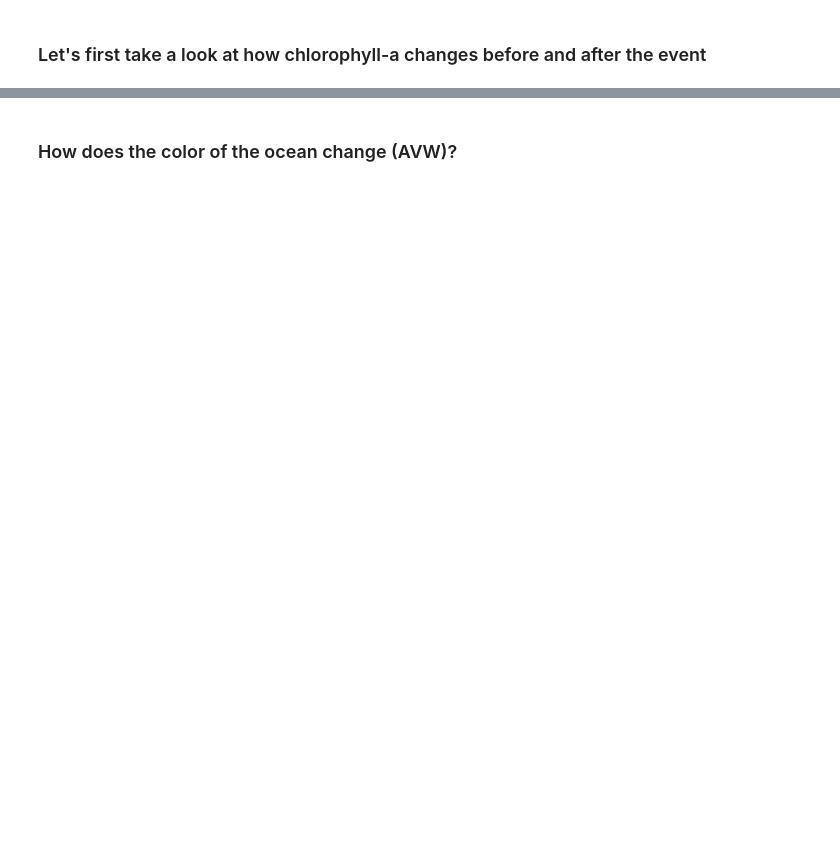
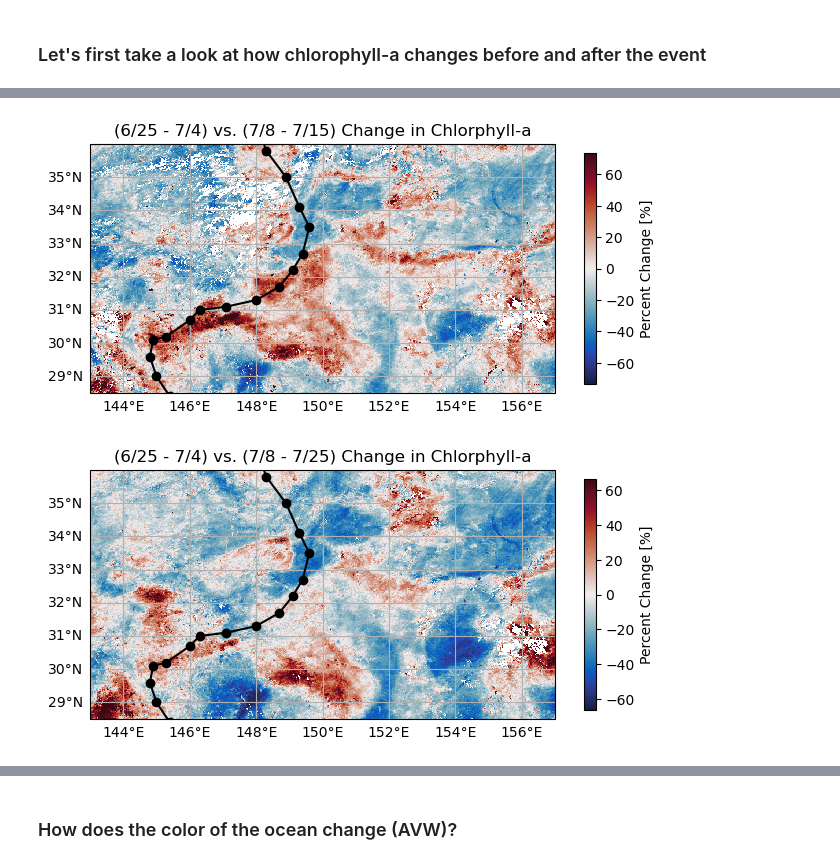
Before and after one commit to skyecaplan/pace-rapid-response, a Jupyter notebook: PRR_OC/PRR_STS_Mun.ipynb, the cells around one changed output, grey strips where cells are left out. Drawn from its saved outputs; the diff is of its cells as text; code cells hidden in the pictures; blank space fills up the shorter version.

Commit message:
Initial commit of new tropical storm notebooks
Early drafts of Mun, Fernand, and Humberto notebooks. Also a commit of the Hurricane Erin notebook built to create the PACE Science Nugget

```diff
--- a/PRR_OC/PRR_STS_Mun.ipynb
+++ b/PRR_OC/PRR_STS_Mun.ipynb
@@ -367,14 +381,15 @@ We define the event as an approximently three week period before/after Hurricane
 # %%
 # User definitions:
-tspan = ("2025-08-15", "2025-09-05")    # define your pre-event and post-event timespans
+tspan = ("2025-06-25", "2025-07-25")    # define your pre-event and post-event timespans
 
-min_lon = -82       # Set lat/lon extent for area of interest
-min_lat = 25
-max_lon = -63
-max_lat = 33
+min_lon = 143       # Set lat/lon extent for area of interest
+min_lat = 28.5
+max_lon = 157
+max_lat = 36
 
 # OCI suite and variable of interest within a particular suite
-suite_name="PACE_OCI_L2_SFREFL_NRT" # shortname of the suite, e.g. For PACE: PACE_OCI_L2_SFREFL_NRT, PACE_OCI_L2_BGC_NRT, PACE_OCI_L2_AOP_NRT, etc. (plan to add more to this comment)
+short_name="PACE_OCI_L2_SFREFL"
+short_name_bgc="PACE_OCI_L2_BGC"
 var_name = "rhos" # variable of interest
 var_name_2 = "chlor_a" # variable of interest
 
@@ -849,0 +654,58 @@ plt.savefig('/Users/mkehrli/Desktop/PRR/Science_Nuggets/Figures/Hurricane_Erin/F
+# %%
+# compare the pre and post event data. first, mask both to only pixels where data is available before and after the hurricane
+# then, mask each where it's values are greater or less than
+pre_tspan = ("2025-06-25", "2025-07-04")    # define your pre-event and post-event timespans
+post_tspan_short = ("2025-07-08", "2025-07-15")
+post_tspan_long = ("2025-07-08", "2025-07-25")
+
+# Calculate mean over pre and post event periods
+pre_mean = data_BGC.sel(time=slice(pre_tspan[0], pre_tspan[1])).mean("time")
+post_mean_short = data_BGC.sel(time=slice(post_tspan_short[0], post_tspan_short[1])).mean("time")
+post_mean_long = data_BGC.sel(time=slice(post_tspan_long[0], post_tspan_long[1])).mean("time")
+
+# Create a mask where both datasets have valid values
+maskshort = ~np.isnan(post_mean_short) & ~np.isnan(pre_mean)
+masklong = ~np.isnan(post_mean_long) & ~np.isnan(pre_mean)
+
+# Apply masks to datasets
+# Calculate percent change over pre and post event periods during "short" post-event window
+pre_mean_mask_short = pre_mean.where(maskshort)
+post_mean_mask_short = post_mean_short.where(maskshort)
+post_greater_short = (post_mean_mask_short-pre_mean_mask_short)/pre_mean_mask_short * 100
+
+# Calculate percent change over pre and post event periods during "long" post-event window
+pre_mean_mask_long = pre_mean.where(masklong)
+post_mean_mask_long = post_mean_long.where(masklong)
+post_greater_long = (post_mean_mask_long-pre_mean_mask_long)/pre_mean_mask_long * 100
+
+#Get hurricane track path for overlay
+track = get_hurricane_path('wp042025')
+
+# Plot percent change during short post-event window
+fig,ax = plt.subplots(1, 1, figsize=(7.5, 6), subplot_kw={'projection': ccrs.PlateCarree()})
+ax.gridlines(draw_labels={"left": "y", "bottom": "x"})
+plot = post_greater_short.plot(x="longitude", y="latitude" , cbar_kwargs={'label': 'Percent Change [%]', 'shrink':0.5}, cmap=cmocean.cm.balance, extend = "neither", ax=ax, robust=True)
+ax.plot(track['Longitude'], track['Latitude'], color='black', marker='o', transform=ccrs.PlateCarree(), label='Observed Track')
+ax.set_xlim(bbox[0],bbox[2])
+ax.set_ylim(bbox[1],bbox[3])
+ax.coastlines()
+ax.set_title('(6/25 - 7/4) vs. (7/8 - 7/15) Change in Chlorphyll-a')
+
+# Save figure
+plt.savefig('/Users/mkehrli/Documents/Tasks/Task_2/PACE_Applications/PRR/STS_Mun/Figures/Final/MunChlaChange_shortpost.png', dpi=300, bbox_inches='tight')
+
+# Plot percent change during long post-event window
+fig,ax = plt.subplots(1, 1, figsize=(7.5, 6), subplot_kw={'projection': ccrs.PlateCarree()})
+ax.gridlines(draw_labels={"left": "y", "bottom": "x"})
+plot = post_greater_long.plot(x="longitude", y="latitude" , cbar_kwargs={'label': 'Percent Change [%]', 'shrink':0.5}, cmap=cmocean.cm.balance, extend = "neither", ax=ax, robust=True)
+ax.plot(track['Longitude'], track['Latitude'], color='black', marker='o', transform=ccrs.PlateCarree(), label='Observed Track')
+ax.set_xlim(bbox[0],bbox[2])
+ax.set_ylim(bbox[1],bbox[3])
+ax.coastlines()
+ax.set_title('(6/25 - 7/4) vs. (7/8 - 7/25) Change in Chlorphyll-a')
+
+# Save figure
+plt.savefig('/Users/mkehrli/Documents/Tasks/Task_2/PACE_Applications/PRR/STS_Mun/Figures/Final/MunChlaChange_longpost.png', dpi=300, bbox_inches='tight')
+# %% [output]
+[figure, added]
+[figure, added]
```
Also changed, not shown: parts of 37 cells of this notebook, 3 other files.
